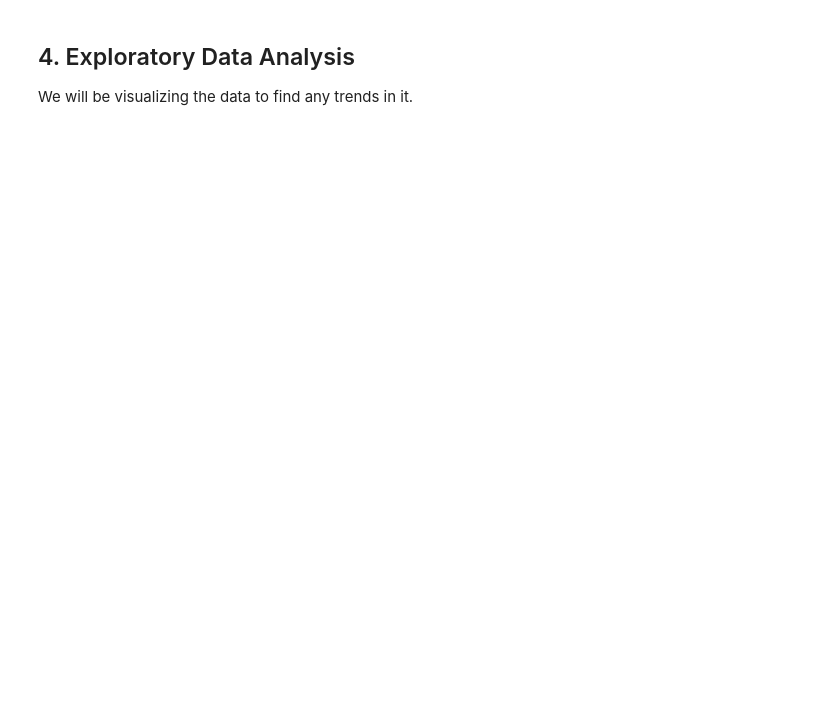
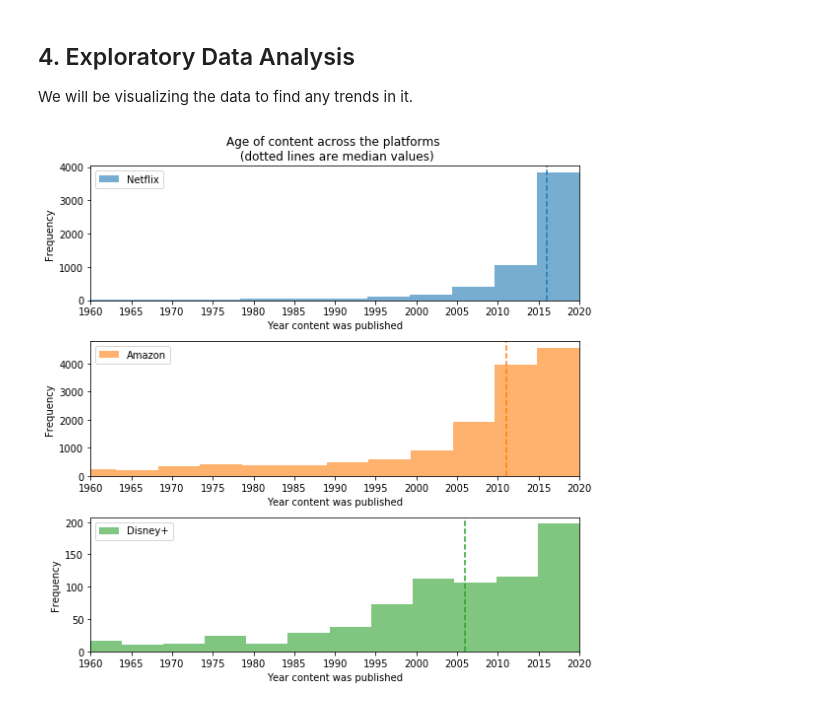
Before and after one commit to srinivasayer4/Netflix-and-Prime-Video-Comparison, a Jupyter notebook: Online Streaming Analysis.ipynb, the cells around one changed output. Drawn from its saved outputs; the diff is of its cells as text; code cells hidden in the pictures; blank space fills up the shorter version.

Commit message:
added the EDA steps
added the preliminary data visualizations

```diff
--- a/Online Streaming Analysis.ipynb
+++ b/Online Streaming Analysis.ipynb
@@ -519,0 +554,2 @@ df_genre['country']= df_genre['Genres'].apply(lambda x: str([y for y in genre_di
+# %%
+df_genre= pd.read_csv(r'C:\Users\srini\Projects\Online Streaming\df_genre_clean.csv')
@@ -519,0 +572,4 @@ df_genre['country']= df_genre['Genres'].apply(lambda x: str([y for y in genre_di
+# %%
+df_genre['title2']= df_genre['title']
+df_merge= pd.merge(df, df_genre, on='title2', how='left')
+df_merge.head(1)
@@ -519,0 +585,7 @@ df_genre['country']= df_genre['Genres'].apply(lambda x: str([y for y in genre_di
+# %%
+# resetting the index to prevent duplicate indexing
+df_merge.reset_index(inplace= True)
+df_merge.drop(columns='index', inplace= True)
+
+df_prime_wiki.reset_index(inplace= True)
+df_prime_wiki.drop(columns='index', inplace= True)
@@ -519,0 +621,2 @@ df_genre['country']= df_genre['Genres'].apply(lambda x: str([y for y in genre_di
+# %%
+df_merge.drop_duplicates(subset=['title_x','streaming_x'], inplace= True )
@@ -520,3 +645,30 @@ df_genre['country']= df_genre['Genres'].apply(lambda x: str([y for y in genre_di
 # %% [markdown]
 ## 4. Exploratory Data Analysis
 We will be visualizing the data to find any trends in it.
+# %%
+# Comparing how old the content is among all the streaming platforms
+
+plt.figure(figsize=(8,8))
+stream_list= ['Netflix','Amazon', 'Disney+']
+color_list = ['tab:blue','tab:orange','tab:green']
+
+for i in range(3):
+    plt.subplot(3,1,i+1)
+
+    series= df_merge[df_merge['streaming_x']==stream_list[i]]['year']
+    my_bin= (max(series)-min(series))//5
+    plt.hist(series, color=color_list[i], alpha=0.6, label= stream_list[i], bins= my_bin,  )
+    plt.axvline(np.median(series), color=color_list[i], linestyle='--', alpha=1 )
+    plt.legend()
+    plt.xlim(1960,2020)
+    plt.xticks(range(1960,2021,5))
+
+    if i==0:
+        plt.title('Age of content across the platforms \n (dotted lines are median values)')
+    plt.xlabel('Year content was published')
+    plt.ylabel('Frequency')
+
+plt.tight_layout()
+plt.show()
+# %% [output]
+[figure, added]
```
Also changed, not shown: parts of 38 cells of this notebook.
